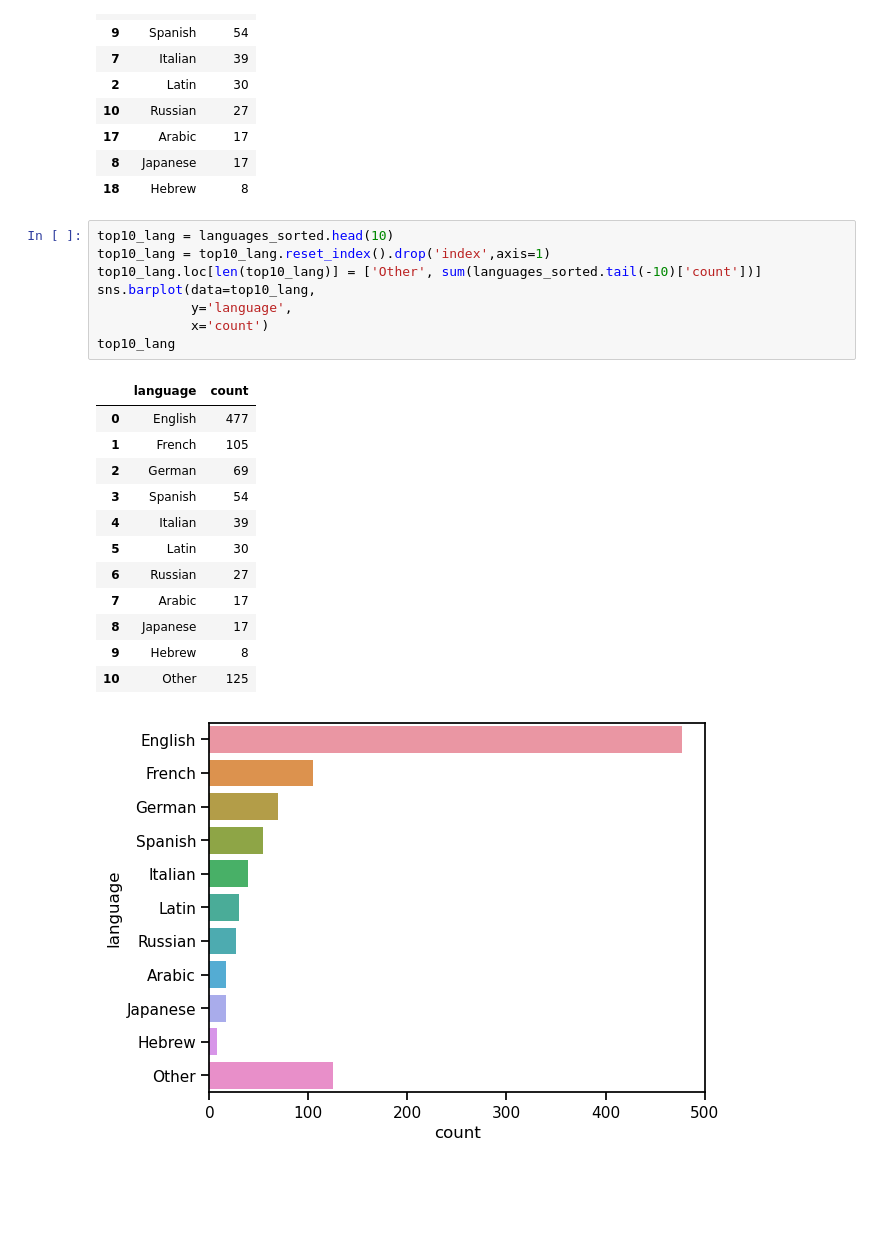
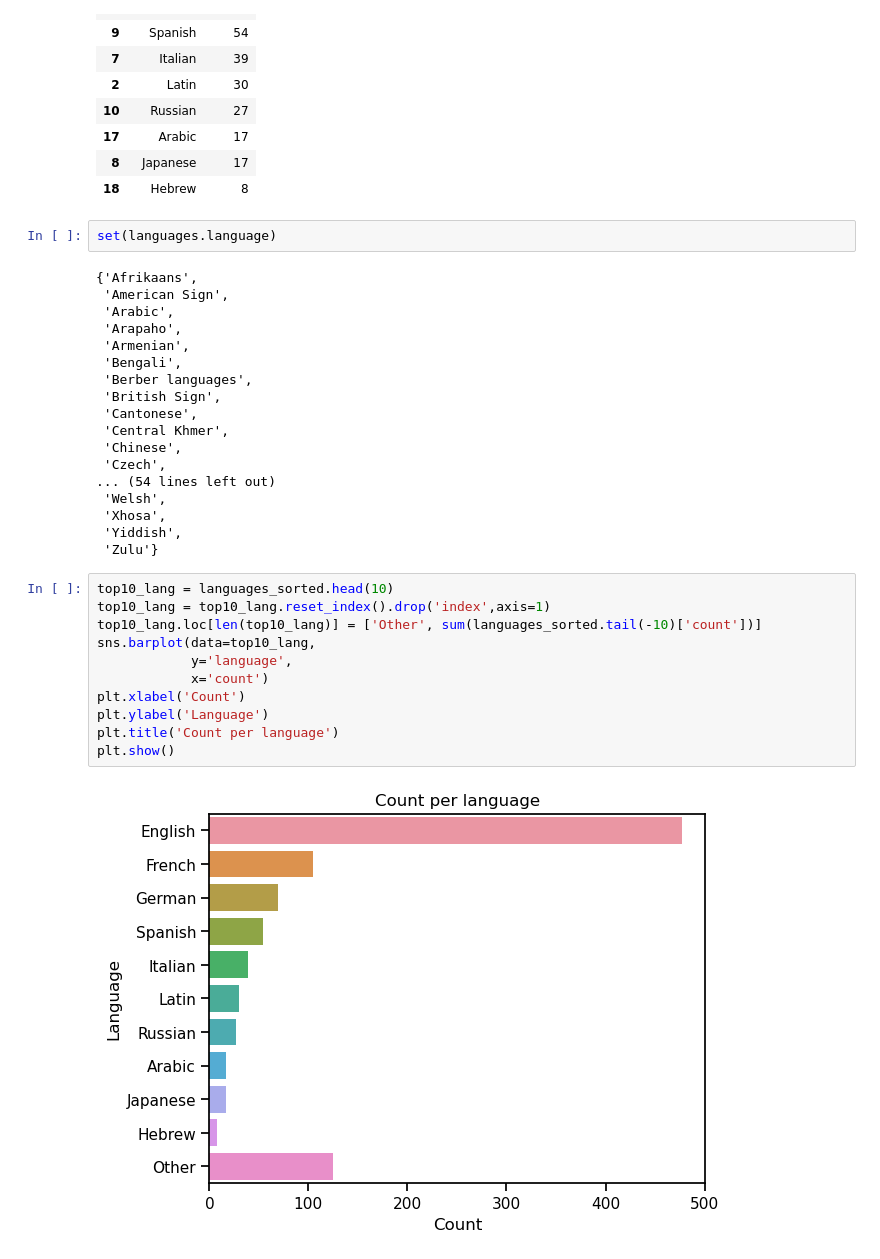
Before and after one commit to gupaulasan/portfolio, a Jupyter notebook: Oscar Winner Prediciton/oscars.ipynb, the cells around one changed output. Cells and saved outputs as stored; diff of their text form; blank space fills up the shorter version.

```diff
--- a/Oscar Winner Prediciton/oscars.ipynb
+++ b/Oscar Winner Prediciton/oscars.ipynb
@@ -295,25 +295,36 @@ languages_sorted.head(10)
 | 17 | Arabic | 17 |
 | 8 | Japanese | 17 |
 | 18 | Hebrew | 8 |
+# %%
+set(languages.language)
+# %% [output]
+{'Afrikaans',
+ 'American Sign',
+ 'Arabic',
+ 'Arapaho',
+ 'Armenian',
+ 'Bengali',
+ 'Berber languages',
+ 'British Sign',
+ 'Cantonese',
+ 'Central Khmer',
+ 'Chinese',
+ 'Czech',
+... (54 lines left out)
+ 'Welsh',
+ 'Xhosa',
+ 'Yiddish',
+ 'Zulu'}
 # %%
 top10_lang = languages_sorted.head(10)
 top10_lang = top10_lang.reset_index().drop('index',axis=1)
 top10_lang.loc[len(top10_lang)] = ['Other', sum(languages_sorted.tail(-10)['count'])]
 sns.barplot(data=top10_lang,
             y='language',
             x='count')
-top10_lang
+plt.xlabel('Count')
+plt.ylabel('Language')
+plt.title('Count per language')
+plt.show()
 # %% [output]
-|  | language | count |
-| 0 | English | 477 |
-| 1 | French | 105 |
-| 2 | German | 69 |
-| 3 | Spanish | 54 |
-| 4 | Italian | 39 |
-| 5 | Latin | 30 |
-| 6 | Russian | 27 |
-| 7 | Arabic | 17 |
-| 8 | Japanese | 17 |
-| 9 | Hebrew | 8 |
-| 10 | Other | 125 |
-[figure, old version]
+[figure, new version]
```
Also changed, not shown: parts of 1 cell of this notebook.
